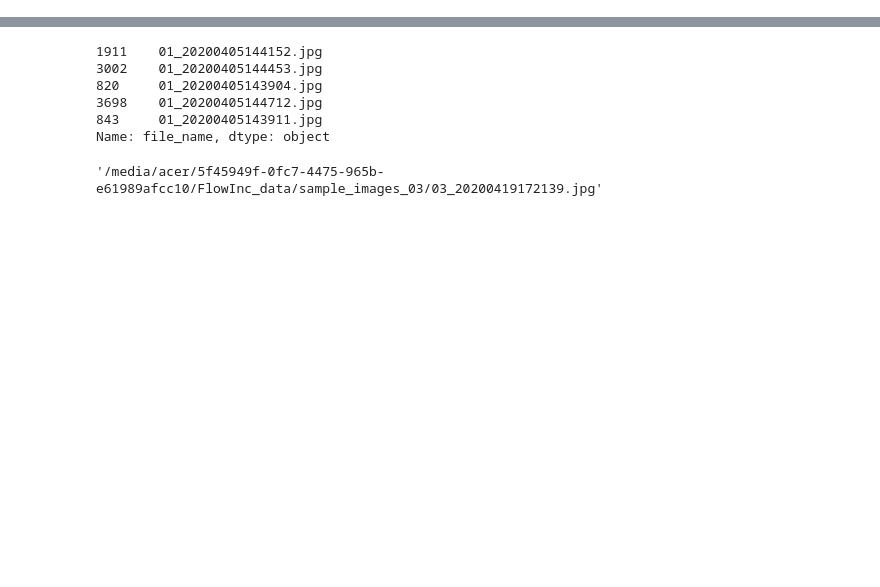
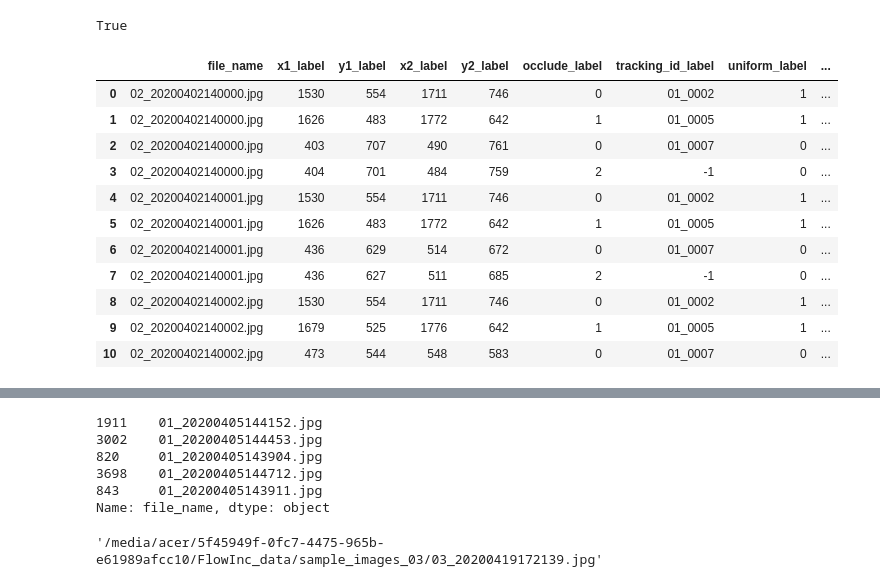
Before and after one commit to kakusikun/deep-learning-works, a Jupyter notebook: notebook/FlowInc_data.ipynb, the cells around one changed output, grey strips where cells are left out. Cells and saved outputs as stored; diff of their text form; code cells hidden in the pictures; blank space fills up the shorter version.

```diff
--- a/notebook/FlowInc_data.ipynb
+++ b/notebook/FlowInc_data.ipynb
@@ -15,7 +15,7 @@ def to_pil(cv_img):
     img = cv2.cvtColor(cv_img, cv2.COLOR_BGR2RGB)
     return Image.fromarray(img)
 src = "/media/acer/5f45949f-0fc7-4475-965b-e61989afcc10/FlowInc_data"
-branch = "Yilan_03"
+branch = "Kaohsiung_02"
 cam = int(branch.split("_")[-1])
 img_list = [osp.join(root, f) for root, _, files in os.walk(osp.join(src, branch)) for f in files if 'jpg' in f]
 # %%
@@ -93,17 +106,17 @@ for path in tqdm(sorted(img_list)):
         # print(fname)
         continue
 
-    for i in range(len(labels)):
-        x1 = int(labels.iloc[i]['x1_label'])
-        y1 = int(labels.iloc[i]['y1_label'])
-        x2 = int(labels.iloc[i]['x2_label'])
-        y2 = int(labels.iloc[i]['y2_label'])
-        sx = int(labels.iloc[i]['stand_x'])
-        sy = int(labels.iloc[i]['stand_y'])
+    for i in labels.index:
+        x1 = int(labels.loc[i]['x1_label'])
+        y1 = int(labels.loc[i]['y1_label'])
+        x2 = int(labels.loc[i]['x2_label'])
+        y2 = int(labels.loc[i]['y2_label'])
+        sx = int(labels.loc[i]['stand_x'])
+        sy = int(labels.loc[i]['stand_y'])
         f.writelines(f"{fname} -1 {x1} {y1} {x2} {y2} {sx} {sy}\n")
-        uniform = int(labels.iloc[i]['uniform_label'])
-        occlude = int(labels.iloc[i]['occlude_label'])
-        pid = labels.iloc[i]['tracking_id_label'].split("_")[-1]
+        uniform = int(labels.loc[i]['uniform_label'])
+        occlude = int(labels.loc[i]['occlude_label'])
+        pid = labels.loc[i]['tracking_id_label'].split("_")[-1]
         color = (0,255,0)
         if uniform:
             color = (0,0,255)
@@ -113,14 +126,18 @@ for path in tqdm(sorted(img_list)):
             normalized_img = get_normalized_img(img[y1:y2, x1:x2, :], (x1, y1, x2, y2))
             crop_w, crop_h = normalized_img.size
             if crop_w < 50 and crop_h < 100:
+                df["tracking_id_label"].loc[i] = "-1"
                 continue
             if occlude == 2:
+                df["tracking_id_label"].loc[i] = "-1"
                 continue
             date_str = fname.split("_")[-1]
             year, month, day, hour, minute, second = map(int, pattern.search(date_str).groups())
             date = datetime(year, month, day, hour, minute, second)
             timestamp = int(datetime.timestamp(date))
-            img_name = f"{pid}_c{cam}s1_{uniform}_{timestamp}.jpg"
+            img_name = f"{pid}_c{cam}s1_{uniform}_{timestamp}_{i:04}.jpg"
+            df["tracking_id_label"].loc[i] = f"01_{pid}"
+            df['fname'].loc[i] = img_name
             # break
             normalized_img.save(osp.join(dst, img_name))
         else:
@@ -131,6 +148,10 @@ crop_img_list = [osp.join(root, f) for root, _, files in os.walk(dst) for f in f
 clean_dst = osp.join(src, f"images_{cam:02}_1th_clean")
 if not osp.exists(clean_dst):
     os.mkdir(osp.join(src, f"images_{cam:02}_1th_clean"))
+# %%
+len(crop_img_list) == len(df['fname'].dropna())
+# %% [output]
+True
 # %%
 temp_timestamp = -1
 temp_pid = -1
@@ -139,7 +160,8 @@ for path in tqdm(sorted(crop_img_list)):
     fname = osp.basename(path)
     fname = osp.splitext(fname)[0]
     try:
-        pid, _, uniform, timestamp = fname.split("_")
+        pid, _, uniform, timestamp, index = fname.split("_")
+        index = int(index)
     except:
         print(fname)
         break
@@ -149,9 +171,26 @@ for path in tqdm(sorted(crop_img_list)):
     if pid != temp_pid and temp_pid > 0:
         num += 1
     else:
-        if np.abs(timestamp - temp_timestamp) > 100 and temp_timestamp > 0:
+        if np.abs(timestamp - temp_timestamp) > 50 and temp_timestamp > 0:
             num += 1
     temp_pid = pid
     temp_timestamp = timestamp
-    img_name = f"{num:04}_c{cam}s1_{uniform}_{timestamp}.jpg"
+    img_name = f"{num:04}_c{cam}s1_{uniform}_{timestamp}_{index}.jpg"
+    df["tracking_id_label"].loc[index] = f"01_{num:04}"
+    df['fname'].loc[index] = img_name
     shutil.copy(path, osp.join(clean_dst, img_name))
+# %%
+df.loc[:10]
+# %% [output]
+|  | file_name | x1_label | y1_label | x2_label | y2_label | occlude_label | tracking_id_label | uniform_label | ... |
+| 0 | 02_20200402140000.jpg | 1530 | 554 | 1711 | 746 | 0 | 01_0002 | 1 | ... |
+| 1 | 02_20200402140000.jpg | 1626 | 483 | 1772 | 642 | 1 | 01_0005 | 1 | ... |
+| 2 | 02_20200402140000.jpg | 403 | 707 | 490 | 761 | 0 | 01_0007 | 0 | ... |
+| 3 | 02_20200402140000.jpg | 404 | 701 | 484 | 759 | 2 | -1 | 0 | ... |
+| 4 | 02_20200402140001.jpg | 1530 | 554 | 1711 | 746 | 0 | 01_0002 | 1 | ... |
+| 5 | 02_20200402140001.jpg | 1626 | 483 | 1772 | 642 | 1 | 01_0005 | 1 | ... |
+| 6 | 02_20200402140001.jpg | 436 | 629 | 514 | 672 | 0 | 01_0007 | 0 | ... |
+| 7 | 02_20200402140001.jpg | 436 | 627 | 511 | 685 | 2 | -1 | 0 | ... |
+| 8 | 02_20200402140002.jpg | 1530 | 554 | 1711 | 746 | 0 | 01_0002 | 1 | ... |
+| 9 | 02_20200402140002.jpg | 1679 | 525 | 1776 | 642 | 1 | 01_0005 | 1 | ... |
+| 10 | 02_20200402140002.jpg | 473 | 544 | 548 | 583 | 0 | 01_0007 | 0 | ... |
```
Also changed, not shown: parts of 19 cells of this notebook.
